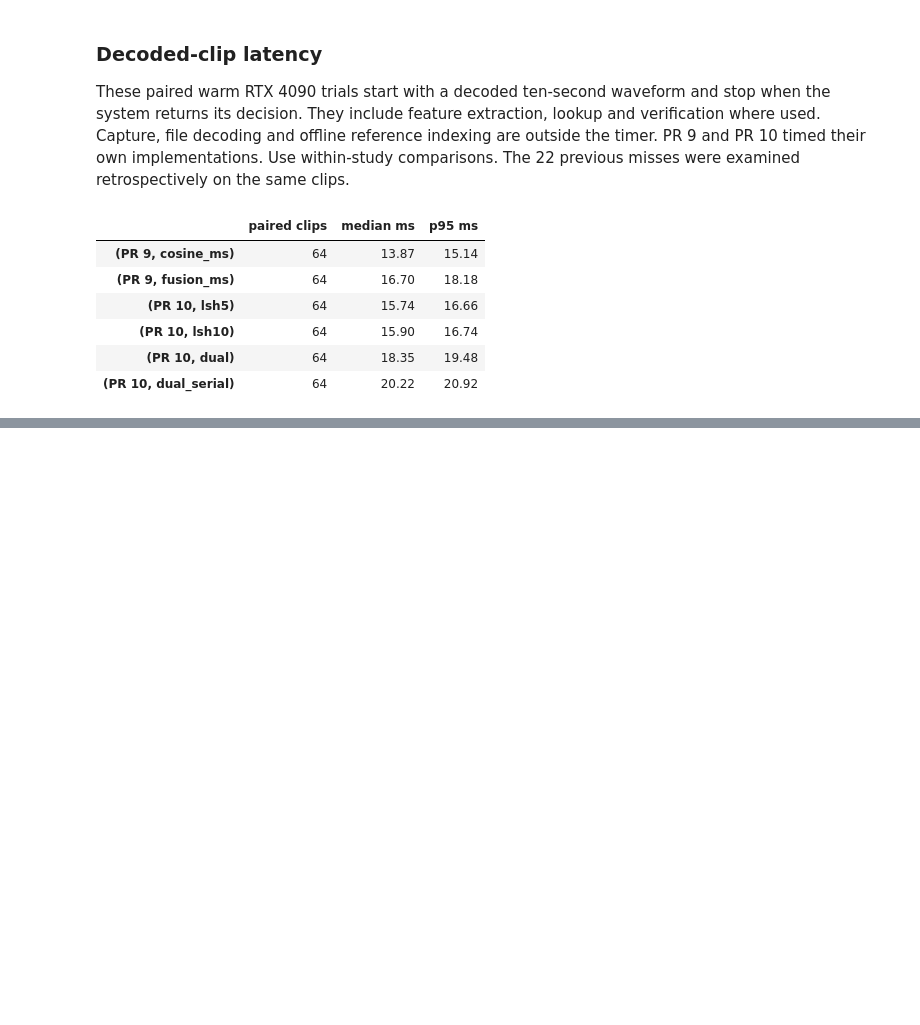
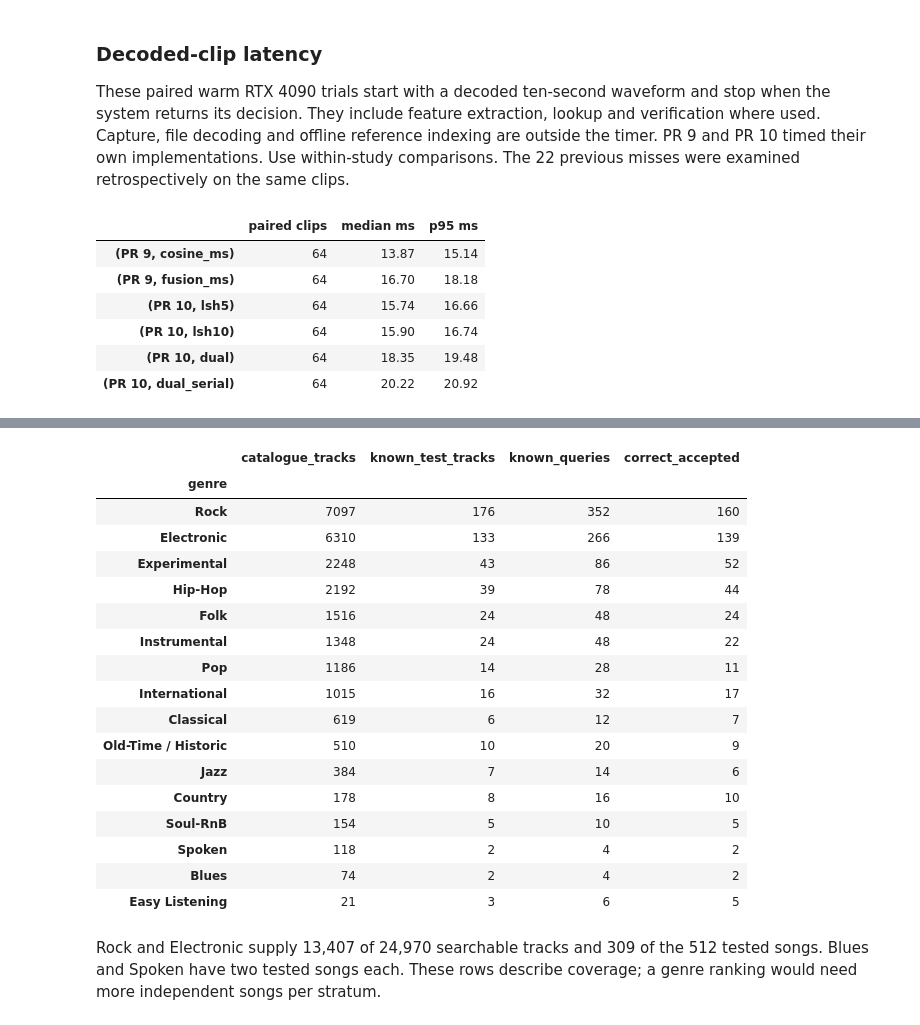
Before and after one commit to ExoHumann/02807_computational_tools_ds, a Jupyter notebook: notebooks/experiment_appendix.ipynb, the cells around one changed output, grey strips where cells are left out. Drawn from its saved outputs; the diff is of its cells as text; code cells hidden in the pictures; blank space fills up the shorter version.

Commit message:
Rebuild genre coverage from Medium track IDs and held-out queries

```diff
--- a/notebooks/experiment_appendix.ipynb
+++ b/notebooks/experiment_appendix.ipynb
@@ -321,0 +328,37 @@ display(timing_table.round(2))
+# %%
+genre_path = data / "medium-track-genres.csv.gz"
+assert hashlib.sha256(genre_path.read_bytes()).hexdigest() == "d704cfe7949b00fca35803296413f0f8a5d35c826e566555734d28afc8025f81"
+catalogue = pd.read_csv(genre_path)
+assert catalogue.track_id.is_unique
+known = medium.loc[(medium.phase == "test") & medium.known].merge(
+    catalogue, on="track_id", how="left", validate="many_to_one")
+assert known.genre.notna().all() and not known.duplicated(["track_id", "family"]).any()
+rule = baseline.query("method == 'lsh' and family == 'all' and metric == 'correct known acceptance'").iloc[0]
+known["correct"] = known.track_id.eq(known.lsh_track) & known.lsh_score.ge(rule.threshold)
+coverage = catalogue.genre.value_counts().rename("catalogue_tracks").to_frame().join(
+    known.groupby("genre").agg(known_test_tracks=("track_id", "nunique"),
+                               known_queries=("track_id", "size"), correct_accepted=("correct", "sum"))
+).fillna(0).astype(int)
+assert tuple(coverage.sum()) == (24970, 512, int(rule.queries), int(rule.events))
+display(coverage)
+# %% [output]
+|  | catalogue_tracks | known_test_tracks | known_queries | correct_accepted |
+| genre |  |  |  |  |
+| Rock | 7097 | 176 | 352 | 160 |
+| Electronic | 6310 | 133 | 266 | 139 |
+| Experimental | 2248 | 43 | 86 | 52 |
+| Hip-Hop | 2192 | 39 | 78 | 44 |
+| Folk | 1516 | 24 | 48 | 24 |
+| Instrumental | 1348 | 24 | 48 | 22 |
+| Pop | 1186 | 14 | 28 | 11 |
+| International | 1015 | 16 | 32 | 17 |
+| Classical | 619 | 6 | 12 | 7 |
+| Old-Time / Historic | 510 | 10 | 20 | 9 |
+| Jazz | 384 | 7 | 14 | 6 |
+| Country | 178 | 8 | 16 | 10 |
+| Soul-RnB | 154 | 5 | 10 | 5 |
+| Spoken | 118 | 2 | 4 | 2 |
+| Blues | 74 | 2 | 4 | 2 |
+| Easy Listening | 21 | 3 | 6 | 5 |
+# %% [markdown]
+Rock and Electronic supply 13,407 of 24,970 searchable tracks and 309 of the 512 tested songs. Blues and Spoken have two tested songs each. These rows describe coverage; a genre ranking would need more independent songs per stratum.
```
Also changed, not shown: parts of 1 cell of this notebook, 1 other file.
